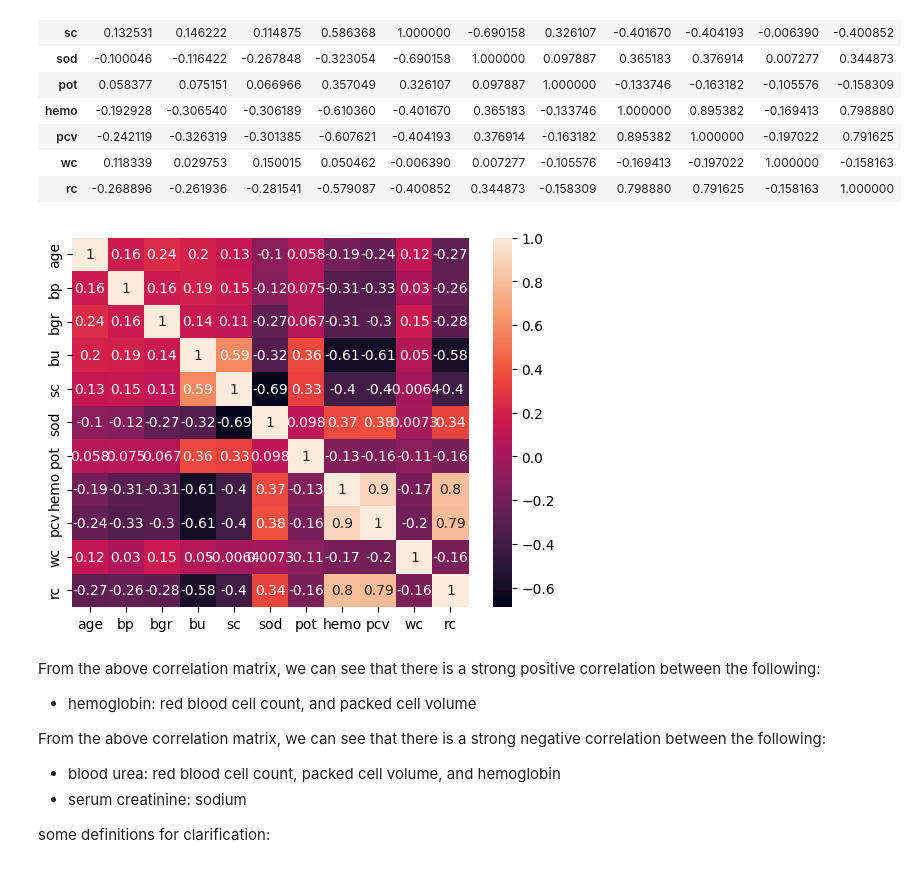
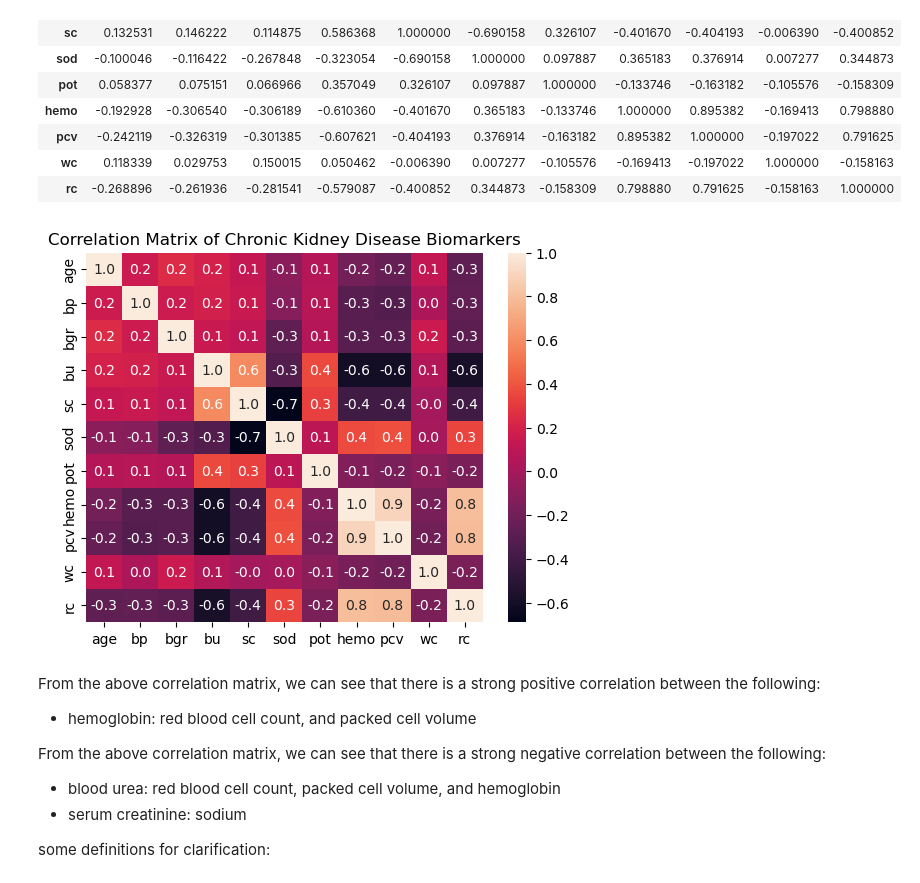
Before and after one commit to unprosaiclabyrinth/PrognosiX, a Jupyter notebook: notebooks/eda.ipynb, the cells around one changed output. Saved outputs shown, nothing was run; the diff lists cells and outputs as text; code cells hidden in the pictures.

Commit message:
fixed some stuff  and added title to matrix

```diff
--- a/notebooks/eda.ipynb
+++ b/notebooks/eda.ipynb
@@ -433,10 +433,11 @@ df_numeric.corr()
 | wc | 0.118339 | 0.029753 | 0.150015 | 0.050462 | -0.006390 | 0.007277 | -0.105576 | -0.169413 | -0.197022 | 1.000000 | -0.158163 |
 | rc | -0.268896 | -0.261936 | -0.281541 | -0.579087 | -0.400852 | 0.344873 | -0.158309 | 0.798880 | 0.791625 | -0.158163 | 1.000000 |
 # %%
-sns.heatmap(df_numeric.corr(), annot=True)
+sns.heatmap(df_numeric.corr(), annot=True, fmt=".1f", cmap="rocket")
+plt.title("Correlation Matrix of Chronic Kidney Disease Biomarkers")
 plt.show()
 # %% [output]
-[figure, old version]
+[figure, new version]
 # %% [markdown]
 From the above correlation matrix, we can see that there is a strong positive correlation between the following:
  - hemoglobin: red blood cell count, and packed cell volume
```
Also changed, not shown: parts of 14 cells of this notebook.
